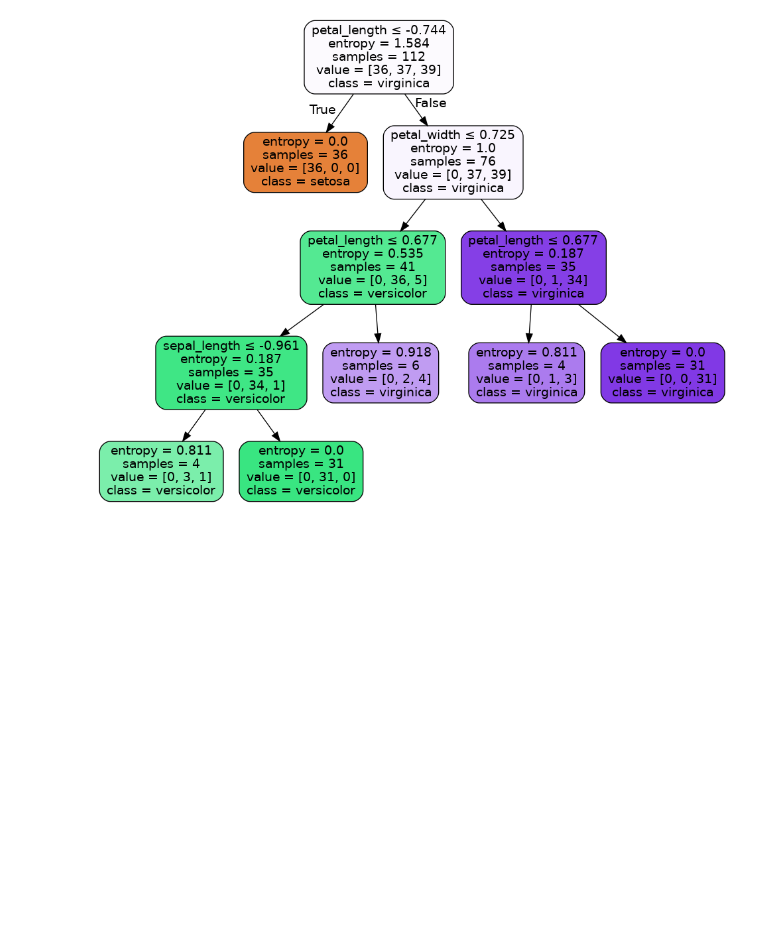
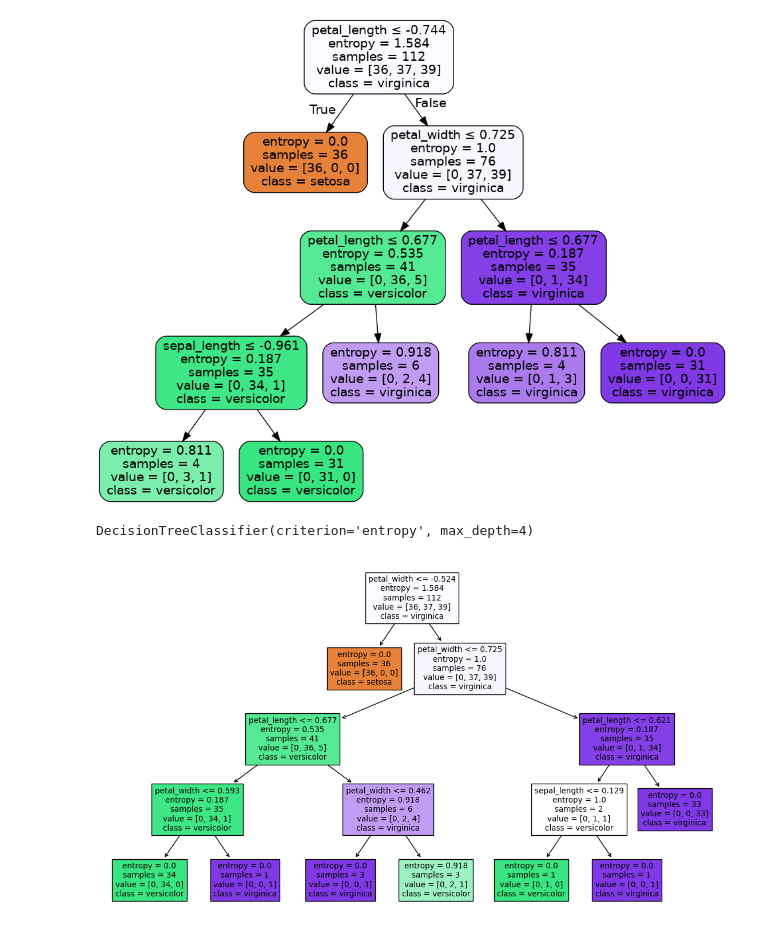
Before and after one commit to ashintv/machine_learnig_basics, a Jupyter notebook: Tree.ipynb, the cells around one changed output. Cells and saved outputs as stored; diff of their text form; code cells hidden in the pictures; blank space fills up the shorter version.

```diff
--- a/Tree.ipynb
+++ b/Tree.ipynb
@@ -71,0 +90,16 @@ Image(graph.create_png())
+# %%
+x = df.iloc[:,:-1]
+y = df.iloc[:,-1]
+x_train,x_test,y_train,y_test = train_test_split(x_scale,y,test_size = 0.25 ,random_state = 40)
+# %%
+model = DecisionTreeClassifier(criterion = 'entropy',max_depth = 4)
+# %%
+model.fit(x_train,y_train)
+# %% [output]
+DecisionTreeClassifier(criterion='entropy', max_depth=4)
+# %%
+plt.figure(figsize=(14,8))
+plot_tree(model,feature_names = x.columns,class_names = model.classes_,filled = True)
+plt.show()
+# %% [output]
+[figure, added]
```
Also changed, not shown: parts of 8 cells of this notebook, 5 other files.
